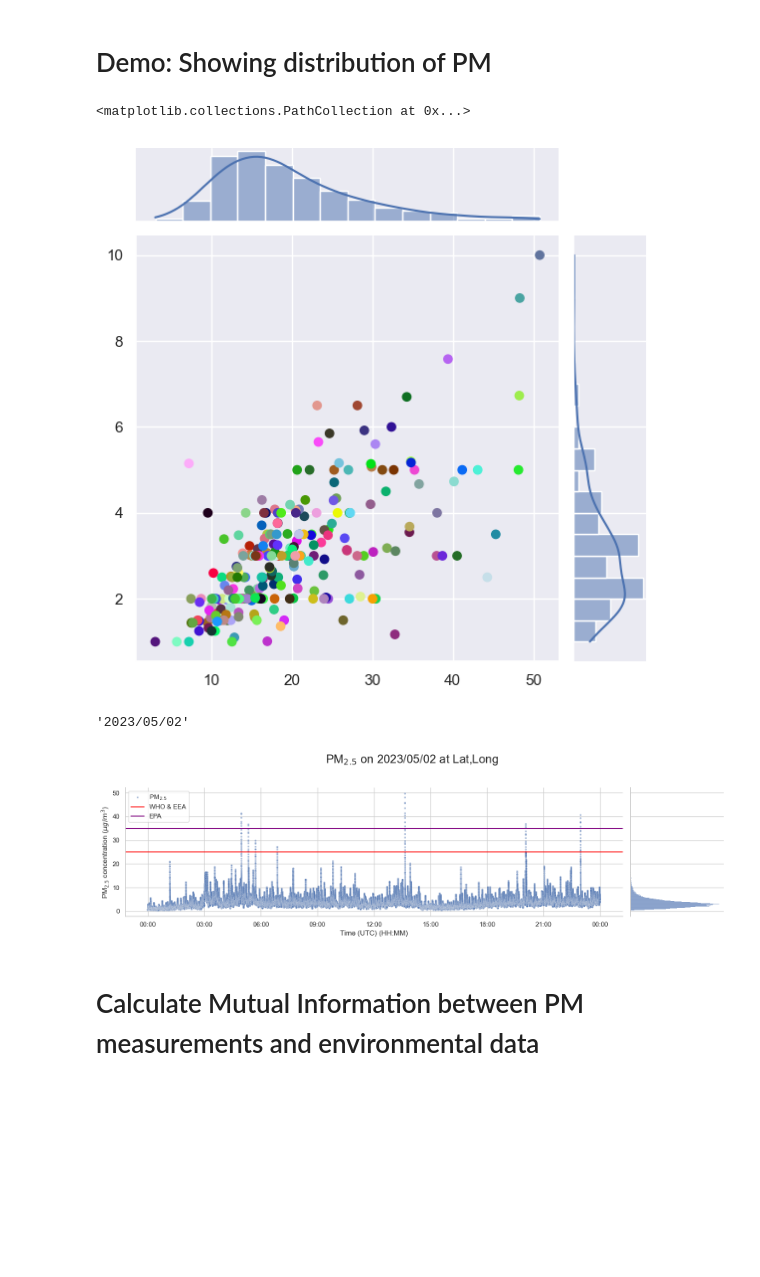
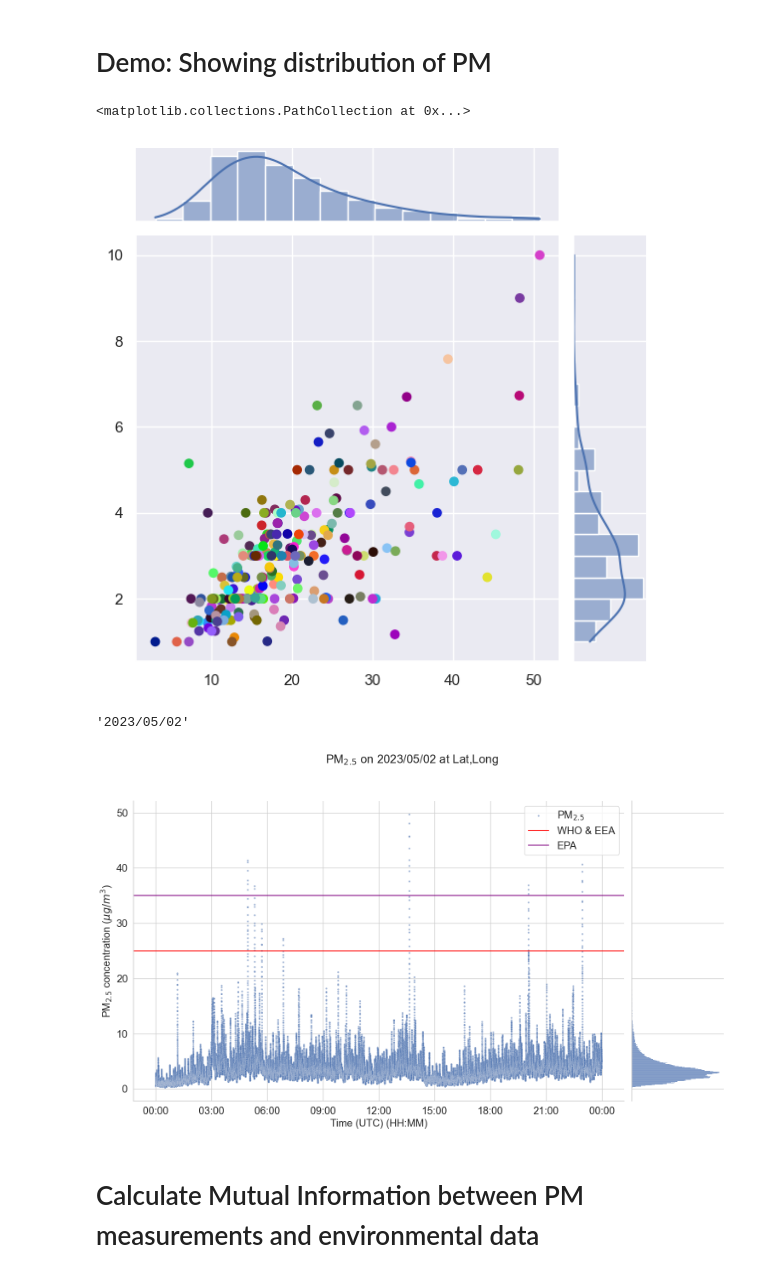
Before and after one commit to mi3nts/mints-aq-reports, a Jupyter notebook: notebooks/pm_data.ipynb, the cells around one changed output. Drawn from its saved outputs; the diff is of its cells as text; code cells hidden in the pictures; blank space fills up the shorter version.

Commit message:
some updates on the plots

```diff
--- a/notebooks/pm_data.ipynb
+++ b/notebooks/pm_data.ipynb
@@ -100,4 +106,14 @@ corr_labels = {
 # %%
+import matplotlib.pylab as pylab
+
+params = {'legend.fontsize': 'x-large',
+          'figure.figsize': (15, 5),
+         'axes.labelsize': 'x-large',
+         'axes.titlesize':'x-large',
+         'xtick.labelsize':'x-large',
+         'ytick.labelsize':'x-large'}
+pylab.rcParams.update(params)
+
 def plotPMwithAQS(df, pm_size):
     # The plotting function should also take in a time range, right?
     """
@@ -198,7 +214,7 @@ plt.sca(g.ax_joint)
 plt.scatter(tips.total_bill, tips.tip, c=np.random.random((len(tips), 3)))
 # %% [output]
 <matplotlib.collections.PathCollection at 0x...>
-[figure, old version]
+[figure, new version]
 # %%
 ips_df['dateTime'][0].to_pydatetime().strftime('%Y/%m/%d')
 # %% [output]
@@ -207,7 +223,14 @@ ips_df['dateTime'][0].to_pydatetime().strftime('%Y/%m/%d')
 #| echo: false
 #| output: true
 import matplotlib.dates as mdates
-
+# import matplotlib.pylab as pylab
+params = {'legend.fontsize': 'x-large',
+          'figure.figsize': (15, 5),
+         'axes.labelsize': 'x-large',
+         'axes.titlesize':'x-large',
+         'xtick.labelsize':'x-large',
+         'ytick.labelsize':'x-large'}
+pylab.rcParams.update(params)
 # sns.set_style('ticks')
 sns.set_style('whitegrid')
 
@@ -229,35 +252,35 @@ def plotPMdistribution(df, pm_size=None):
     g.fig.set_size_inches((15, 10))
 
     # drawing two horizontal lines
     if pm_size == 'pm2_5':
         g.ax_joint.axhline(y=25, color='red', label='WHO & EEA')
         g.ax_joint.axhline(y=35, color='purple', label='EPA')
         g.ax_joint.legend(labels=['WHO & EEA','EPA'])
         # creating legend items, do we need the next line
     handles, labels = g.ax_joint.get_legend_handles_labels()
     g.ax_joint.legend(handles=handles, labels=[f'{pm_labels[pm_size]}'].append(labels))
 
     # plot title and axis labels
     # including the date on dateTime column on the first row in the dataframe. potential issues could occur with regards to UTC timezone maybe?
     title_date = df['dateTime'][0].to_pydatetime().strftime('%Y/%m/%d')
-    g.fig.suptitle(f'{pm_labels[pm_size]} on {title_date} at Lat,Long', size=20, y=0.9)
+    g.fig.suptitle(f'{pm_labels[pm_size]} on {title_date} at Lat,Long', size=28, y=0.9)
     g.set_axis_labels('Time (UTC) (HH:MM)', f'{pm_labels[pm_size]} concentration ($\mu g/ m^3$)')
     # g.fig.suptitle(f'PM levels on {ips_df["dateTime"].dt.date[0]} at Lat,Long', size=20, y=0.9)
     # g.set_axis_labels('Time (UTC) (HH:MM)', f'PM concentration ($\mu g/ m^3$)')
 
     # mdates does a good job of getting exact datetime labels on the ticks
     g.ax_joint.xaxis.set_major_locator(mdates.HourLocator(byhour=range(0,24,3)))
     g.ax_joint.xaxis.set_major_formatter(mdates.DateFormatter('%H:%M'))
 
 
 
     plt.tight_layout()
     # plt.subplots_adjust(hspace=0, wspace=0)
     plt.show()
 
 plotPMdistribution(ips_df, 'pm2_5')
 # %% [output]
-[figure, old version]
+[figure, new version]
 # %% [markdown]
 # Calculate Mutual Information between PM measurements and environmental data
 # %%
```
Also changed, not shown: parts of 5 cells of this notebook, 1 other file.
